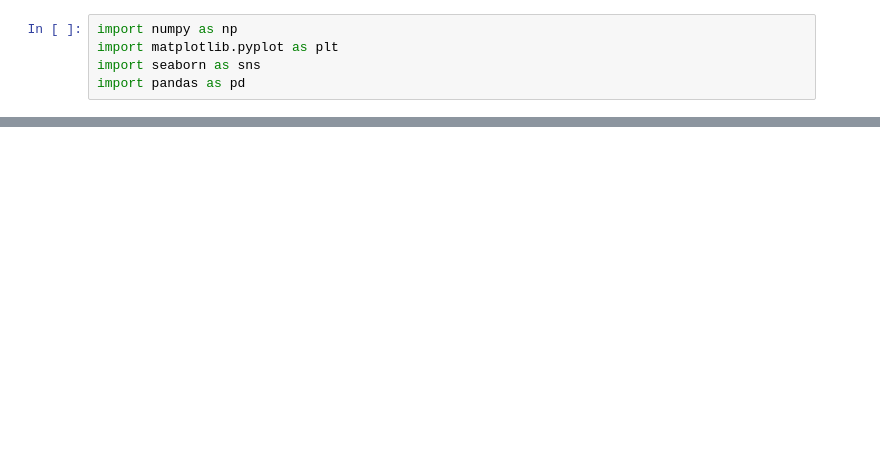
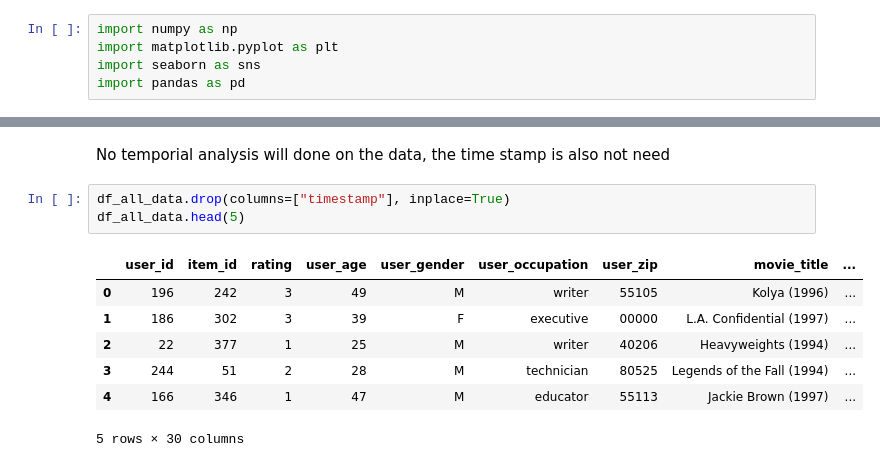
Before and after one commit to Cgolling/LLP_IS4242, a Jupyter notebook: Data_process.ipynb, the cells around one changed output, grey strips where cells are left out. Drawn from its saved outputs; the diff is of its cells as text; blank space fills up the shorter version.

```diff
--- a/Data_process.ipynb
+++ b/Data_process.ipynb
@@ -34,0 +136,13 @@ item.columns = header
+# %% [markdown]
+No temporial analysis will done on the data, the time stamp is also not need
+# %%
+df_all_data.drop(columns=["timestamp"], inplace=True)
+df_all_data.head(5)
+# %% [output]
+|  | user_id | item_id | rating | user_age | user_gender | user_occupation | user_zip | movie_title | ... |
+| 0 | 196 | 242 | 3 | 49 | M | writer | 55105 | Kolya (1996) | ... |
+| 1 | 186 | 302 | 3 | 39 | F | executive | 00000 | L.A. Confidential (1997) | ... |
+| 2 | 22 | 377 | 1 | 25 | M | writer | 40206 | Heavyweights (1994) | ... |
+| 3 | 244 | 51 | 2 | 28 | M | technician | 80525 | Legends of the Fall (1994) | ... |
+| 4 | 166 | 346 | 1 | 47 | M | educator | 55113 | Jackie Brown (1997) | ... |
+5 rows × 30 columns
```
Also changed, not shown: parts of 26 cells of this notebook, 5 other files.
